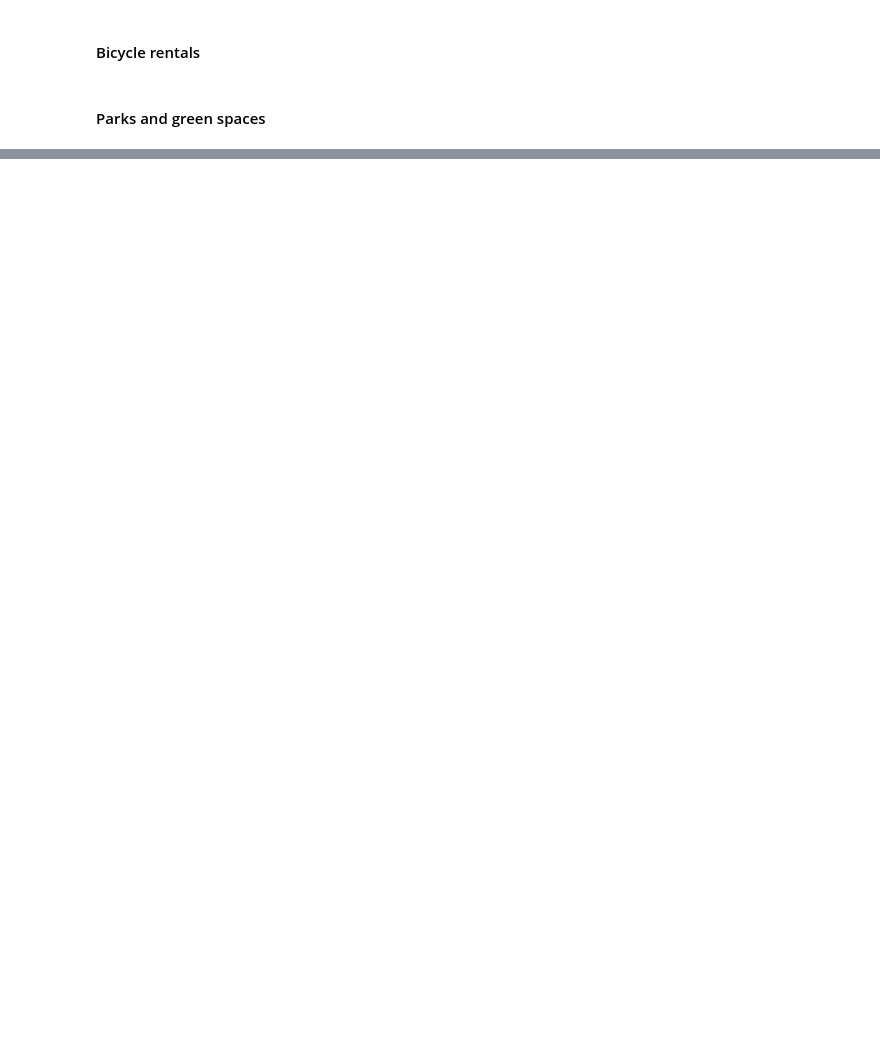
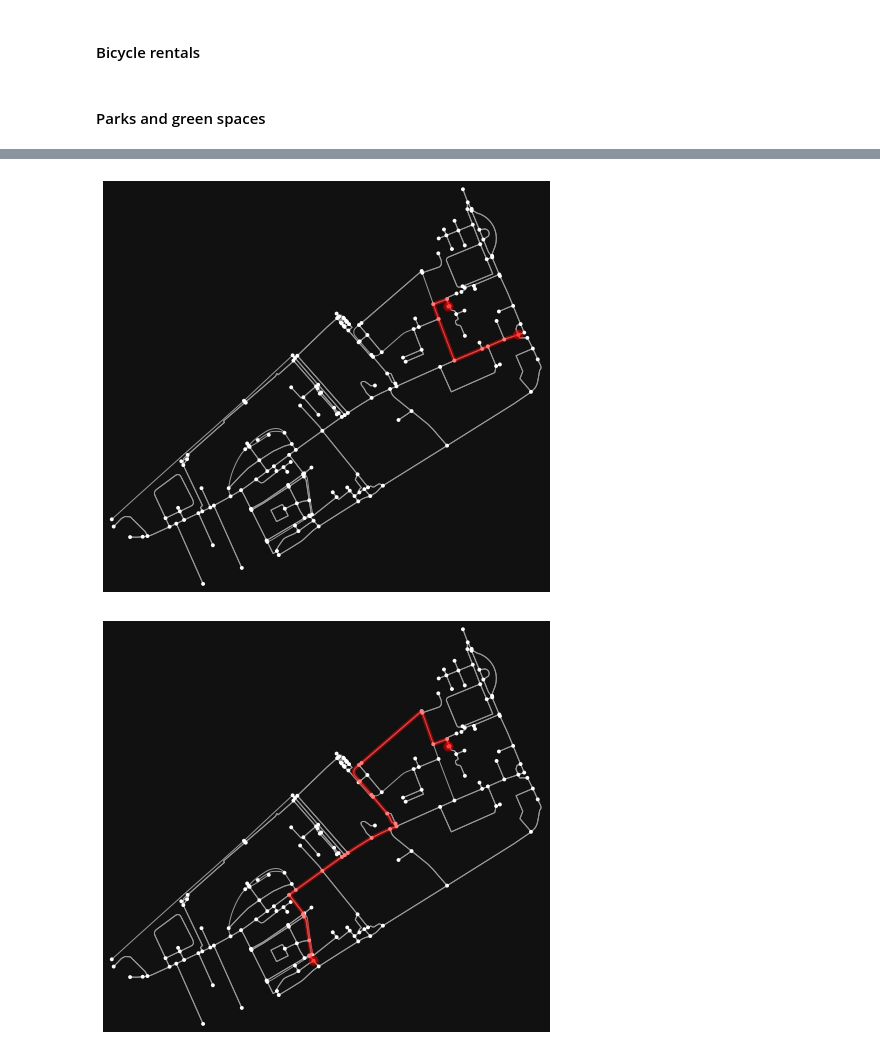
Before and after one commit to EArtiges/Bike_Share_data, a Jupyter notebook: Get_OSM_Data.ipynb, the cells around one changed output, grey strips where cells are left out. Drawn from its saved outputs; the diff is of its cells as text; code cells hidden in the pictures; blank space fills up the shorter version.

```diff
--- a/Get_OSM_Data.ipynb
+++ b/Get_OSM_Data.ipynb
@@ -170,10 +196,2 @@ Name: highway, dtype: int64
 # %% [markdown]
 #### How to extract the bike lanes from this?
-# %%
-if 0:
-    cycleways = highways.loc['way', ['highway', 'bicycle','cycleway', 'cycleway:both','cycleway:both:lane', 'cycleway:left', 'cycleway:surface',
-                                     'description', 'geometry','lane_markings','lanes', 'layer','nodes','oneway', 'oneway:bicycle','segregated',
-                                     'surface']]
-
-    i=0
-    cycleways[cycleways.highway==cycleways.highway.unique()[i]].fillna('')
@@ -317,0 +389,16 @@ plt.tight_layout()
+# %%
+graph_proj = ox.project_graph(graph)
+
+# Get Edges and Nodes
+nodes_proj, edges_proj = ox.graph_to_gdfs(graph_proj, nodes=True, edges=True)
+# Project our bike stations dataset in the same coordinates system
+bike_stations_proj = bike_stations.to_crs(nodes_proj.crs)
+
+# Get the Convex Hull of the network
+convex_hull = edges_proj.unary_union.convex_hull
+centroid = convex_hull.centroid
+
+# Calculate the area
+area = convex_hull.area
+
+print("Coordinate system:", edges_proj.crs)
@@ -317,0 +441,16 @@ plt.tight_layout()
+# %%
+for i in range(3):
+
+    orig_node = ox.distance.nearest_nodes(graph_proj, *bike_stations_proj.iloc[i%3].geometry.xy)
+    target_node = ox.distance.nearest_nodes(graph_proj, *bike_stations_proj.iloc[(i+1)%3].geometry.xy)
+
+    route = nx.shortest_path(G=graph_proj,
+                             source=orig_node[0],
+                             target=target_node[0],
+                             weight='length')
+
+    # Plot the shortest path
+    fig, ax = ox.plot_graph_route(graph_proj, route)
+# %% [output]
+[figure, added]
+[figure, added]
```
Also changed, not shown: parts of 22 cells of this notebook.
